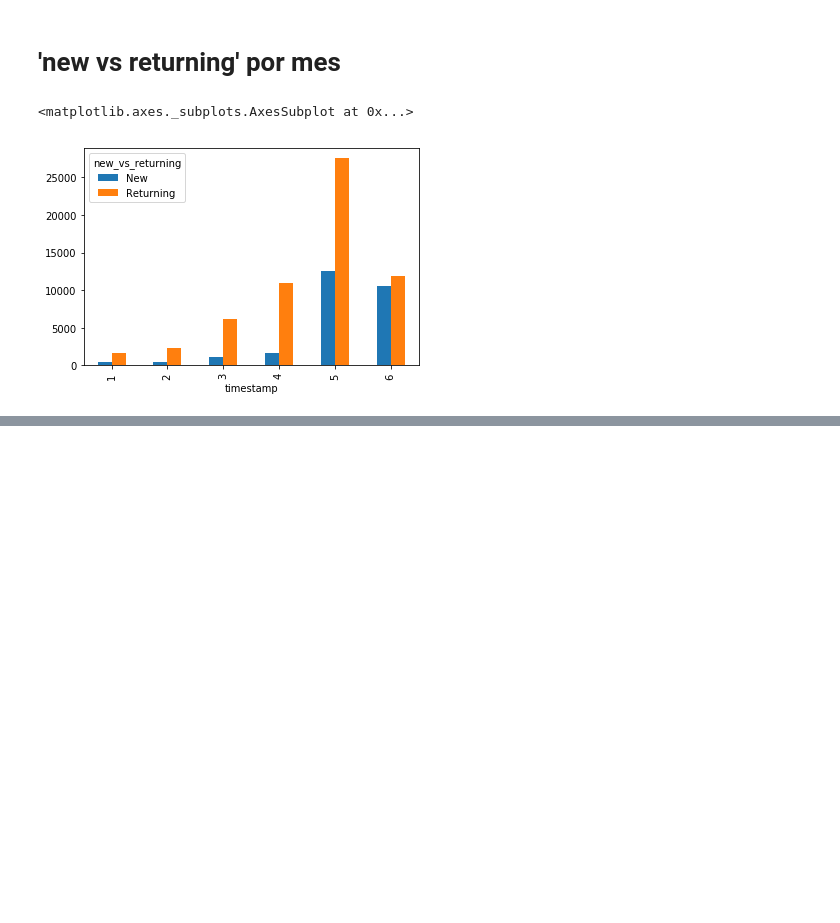
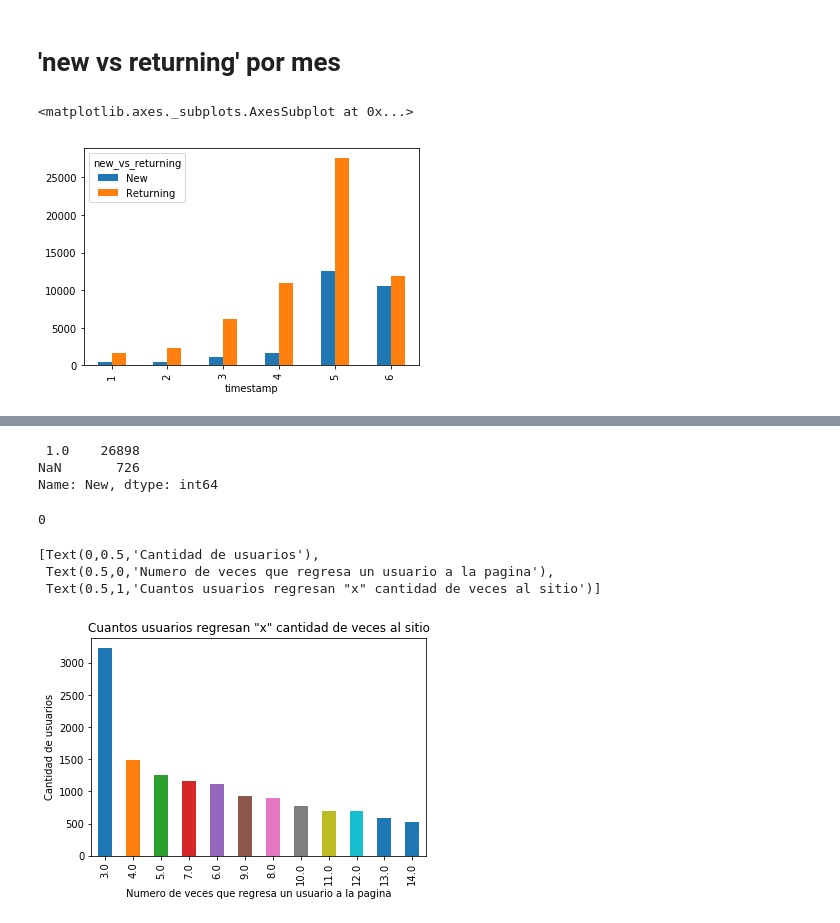
Before and after one commit to sebalogue/tp1-datos, a Jupyter notebook: src/seba/analisis-intro.ipynb, the cells around one changed output, grey strips where cells are left out. Saved outputs shown, nothing was run; the diff lists cells and outputs as text; code cells hidden in the pictures; blank space fills up the shorter version.

```diff
--- a/src/seba/analisis-intro.ipynb
+++ b/src/seba/analisis-intro.ipynb
@@ -135,0 +189,10 @@ df.groupby([df['timestamp'].dt.month, 'new_vs_returning']).size().unstack().plot
+# %%
+new_vs_returning = tf.filter(items=['person', 'new_vs_returning'])
+
+
+# Podemos considerar que todos los valores nulos son registros de usuarios que regresan al sitio ('Returning').
+# Luego descartaremos los usuarios que no tienen ningun registro de haber ingresado al sitio por primera vez ('New').
+
+new_vs_returning.fillna({'new_vs_returning': 'Returning'}, inplace=True)
+
+new_vs_returning = new_vs_returning.groupby(['person'])['new_vs_returning'].value_counts(dropna=False)
@@ -135,0 +210,4 @@ df.groupby([df['timestamp'].dt.month, 'new_vs_returning']).size().unstack().plot
+# %%
+# Construyo un DataFrame
+new_vs_returning_df = new_vs_returning.unstack()
+new_vs_returning_df.head()
@@ -135,0 +222,25 @@ df.groupby([df['timestamp'].dt.month, 'new_vs_returning']).size().unstack().plot
+# %%
+# Veo cuantos nulos hay en la columna 'New'. Es decir, cuantos usuarios no fueron detectados por primera vez
+new_vs_returning_df['New'].value_counts(dropna=False)
+# %% [output]
+ 1.0    26898
+NaN       726
+Name: New, dtype: int64
+# %%
+# Veo cuantos nulos hay en la columna returning
+new_vs_returning_df['Returning'].isna().sum()
+# %% [output]
+0
+# %%
+# Elimino los usuarios que no fueron detectados por primera vez:
+new_vs_returning_df.dropna(inplace=True)
+# %%
+new_vs_returning_g = new_vs_returning_df['Returning'].value_counts().head(12).plot(kind='bar')
+
+new_vs_returning_g.set(xlabel='Numero de veces que regresa un usuario a la pagina', ylabel='Cantidad de usuarios',\
+                      title='Cuantos usuarios regresan "x" cantidad de veces al sitio')
+# %% [output]
+[Text(0,0.5,'Cantidad de usuarios'),
+ Text(0.5,0,'Numero de veces que regresa un usuario a la pagina'),
+ Text(0.5,1,'Cuantos usuarios regresan "x" cantidad de veces al sitio')]
+[figure, added]
```
Also changed, not shown: parts of 29 cells of this notebook.
